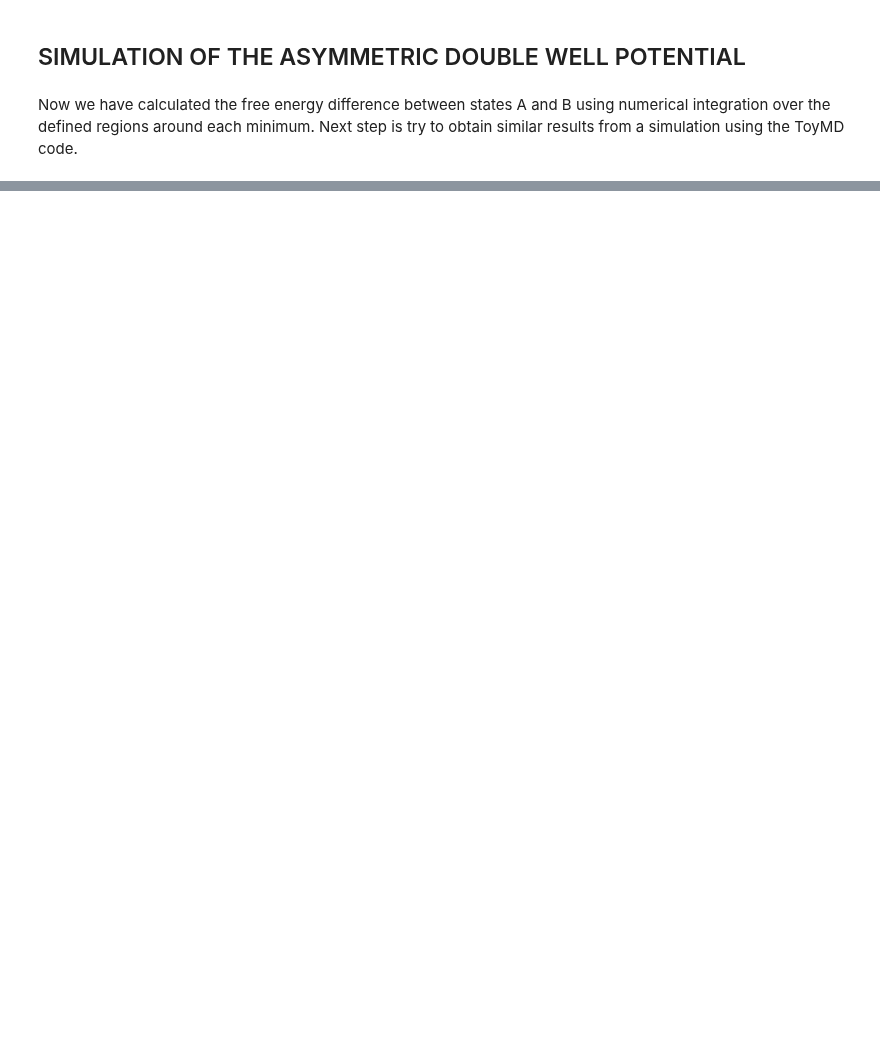
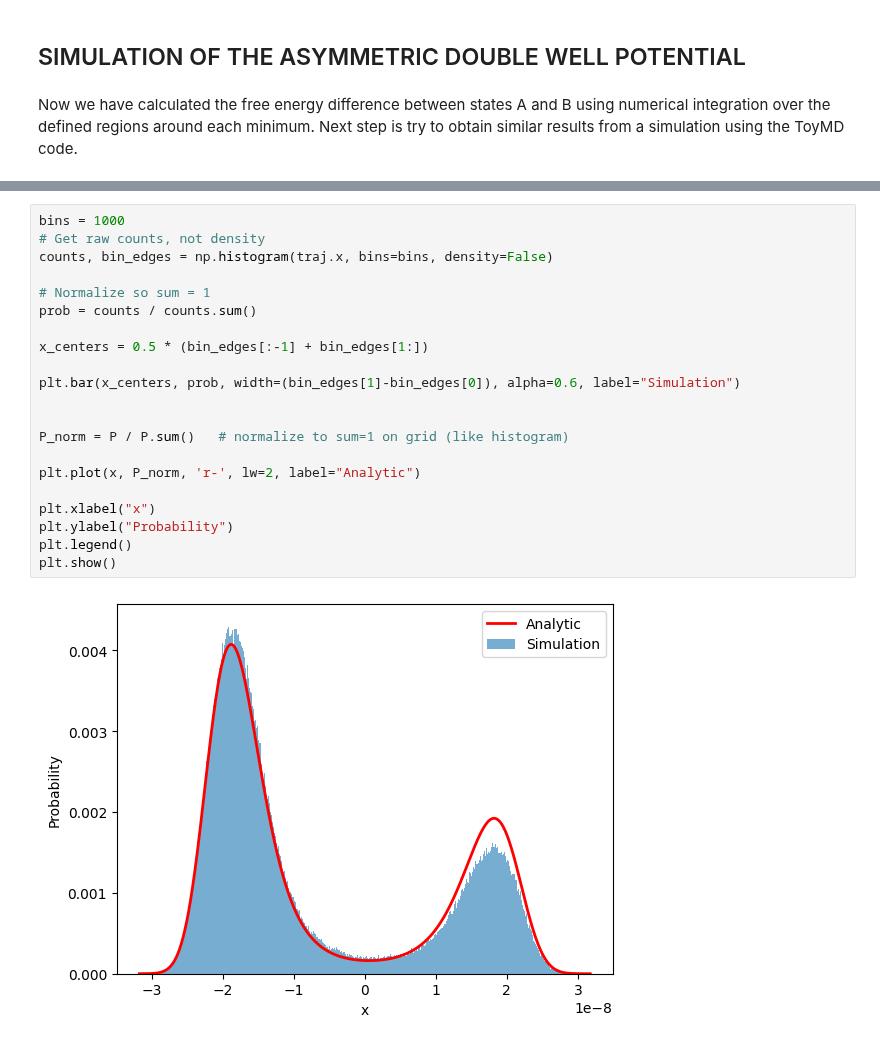
Before and after one commit to ccastilloo/ToyMD, a Jupyter notebook: lab4.ipynb, the cells around one changed output, grey strips where cells are left out. Cells and saved outputs as stored; diff of their text form; blank space fills up the shorter version.

```diff
--- a/lab4.ipynb
+++ b/lab4.ipynb
@@ -92,0 +138,23 @@ Next step is try to obtain similar results from a simulation using the ToyMD cod
+# %%
+bins = 1000
+# Get raw counts, not density
+counts, bin_edges = np.histogram(traj.x, bins=bins, density=False)
+
+# Normalize so sum = 1
+prob = counts / counts.sum()
+
+x_centers = 0.5 * (bin_edges[:-1] + bin_edges[1:])
+
+plt.bar(x_centers, prob, width=(bin_edges[1]-bin_edges[0]), alpha=0.6, label="Simulation")
+
+
+P_norm = P / P.sum()   # normalize to sum=1 on grid (like histogram)
+
+plt.plot(x, P_norm, 'r-', lw=2, label="Analytic")
+
+plt.xlabel("x")
+plt.ylabel("Probability")
+plt.legend()
+plt.show()
+# %% [output]
+[figure, added]
```
Also changed, not shown: parts of 10 cells of this notebook, 2 other files.
